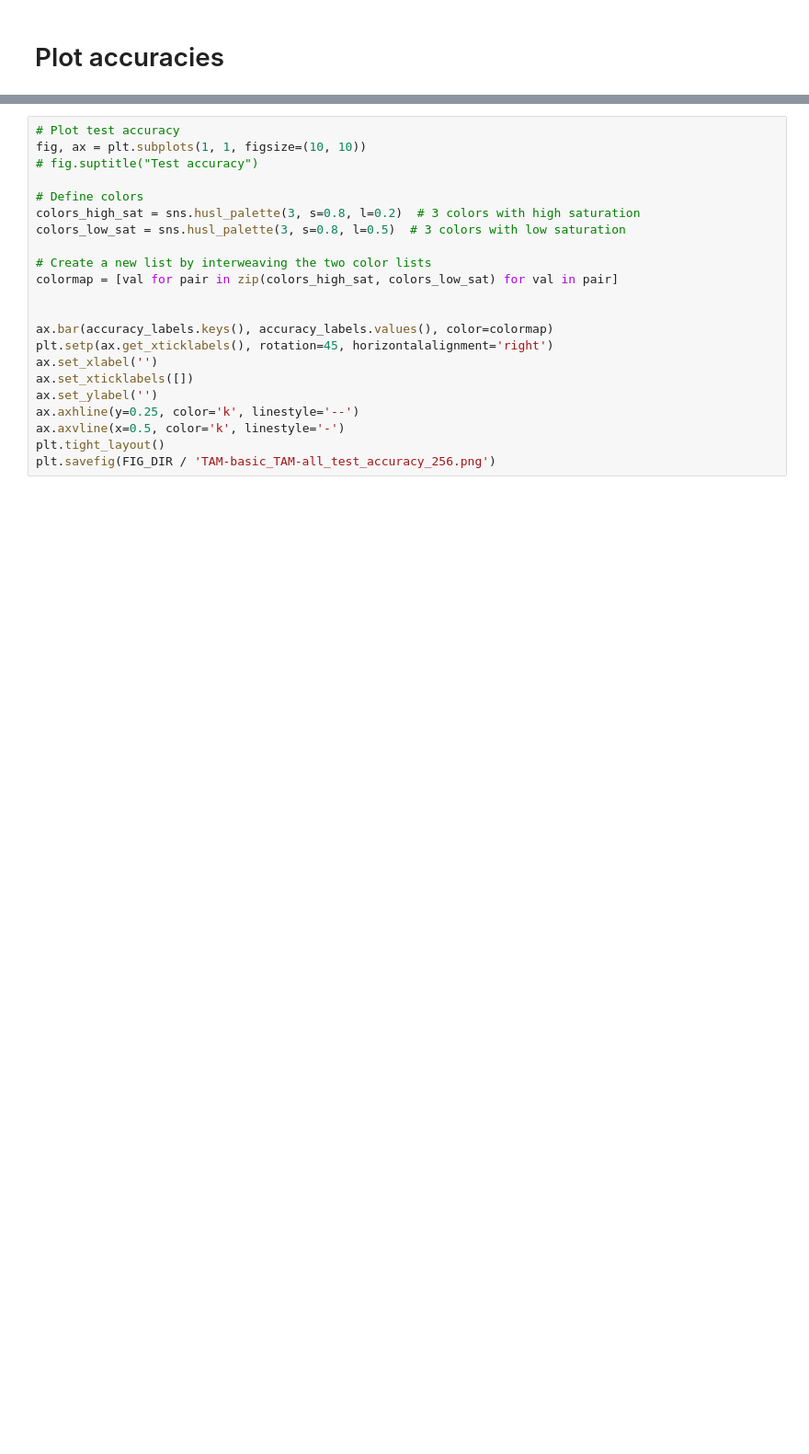
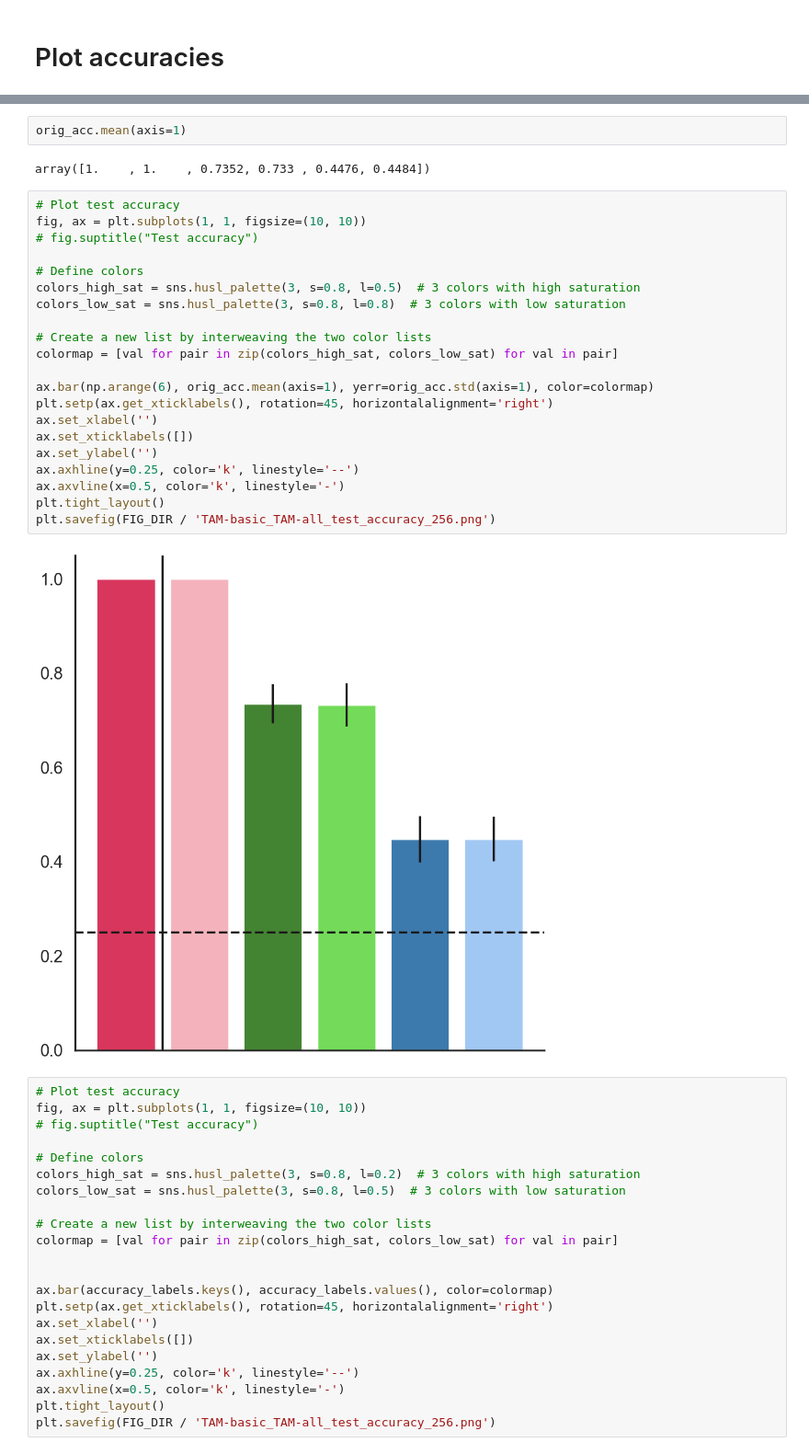
Before and after one commit to sh4r11f/illusion-rnn, a Jupyter notebook: notebooks/TAM_analysis.ipynb, the cells around one changed output, grey strips where cells are left out. Shown at 92% size. Cells and saved outputs as stored; diff of their text form; blank space fills up the shorter version.

```diff
--- a/notebooks/TAM_analysis.ipynb
+++ b/notebooks/TAM_analysis.ipynb
@@ -181,3 +192,30 @@ accuracy_labels = {
+# %%
+orig_acc.mean(axis=1)
+# %% [output]
+array([1.    , 1.    , 0.7352, 0.733 , 0.4476, 0.4484])
+# %%
+# Plot test accuracy
+fig, ax = plt.subplots(1, 1, figsize=(10, 10))
+# fig.suptitle("Test accuracy")
+
+# Define colors
+colors_high_sat = sns.husl_palette(3, s=0.8, l=0.5)  # 3 colors with high saturation
+colors_low_sat = sns.husl_palette(3, s=0.8, l=0.8)  # 3 colors with low saturation
+
+# Create a new list by interweaving the two color lists
+colormap = [val for pair in zip(colors_high_sat, colors_low_sat) for val in pair]
+
+ax.bar(np.arange(6), orig_acc.mean(axis=1), yerr=orig_acc.std(axis=1), color=colormap)
+plt.setp(ax.get_xticklabels(), rotation=45, horizontalalignment='right')
+ax.set_xlabel('')
+ax.set_xticklabels([])
+ax.set_ylabel('')
+ax.axhline(y=0.25, color='k', linestyle='--')
+ax.axvline(x=0.5, color='k', linestyle='-')
+plt.tight_layout()
+plt.savefig(FIG_DIR / 'TAM-basic_TAM-all_test_accuracy_256.png')
+# %% [output]
+[figure, added]
 # %%
 # Plot test accuracy
 fig, ax = plt.subplots(1, 1, figsize=(10, 10))
```
Also changed, not shown: parts of 25 cells of this notebook, 2 other files.
